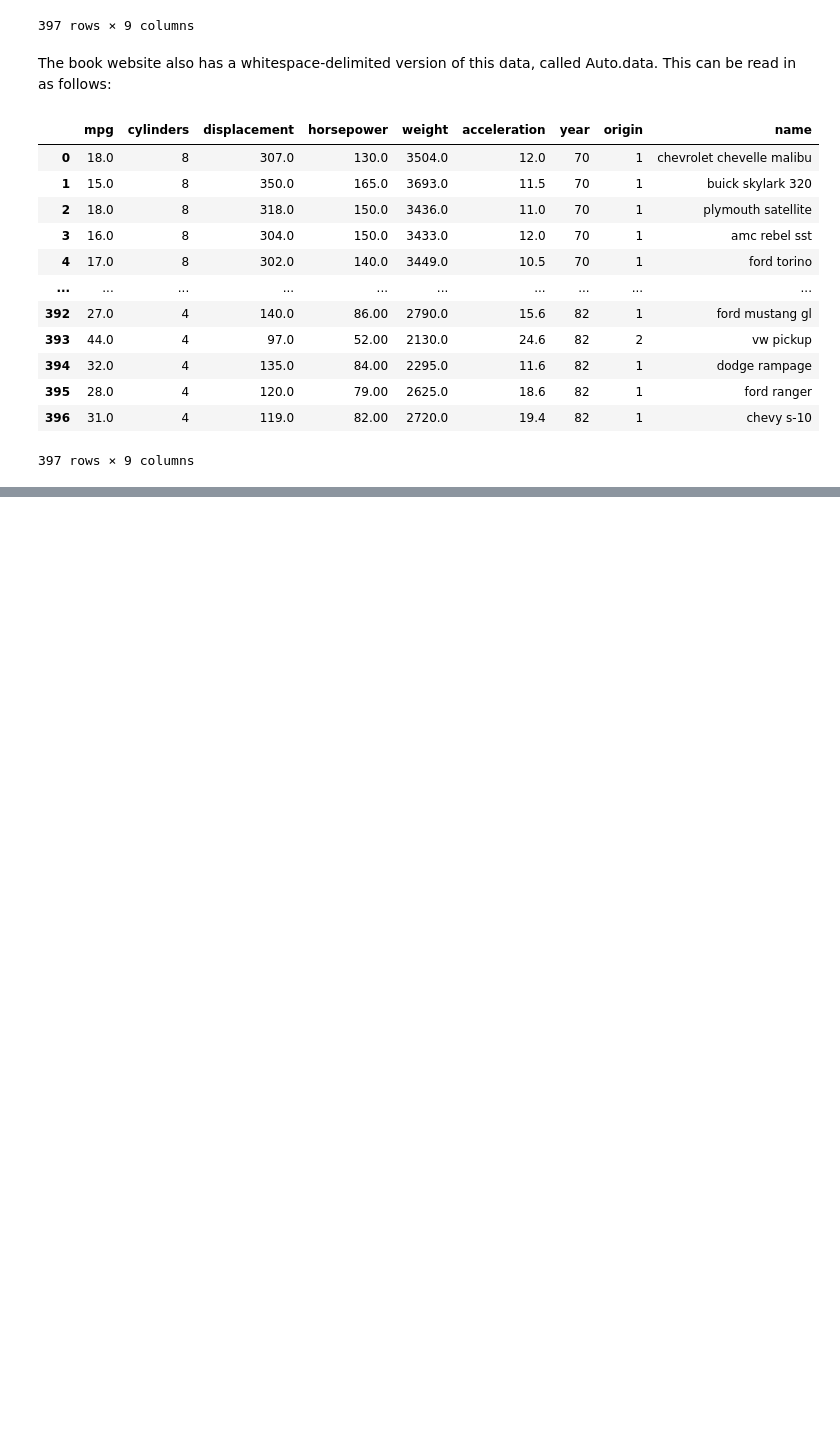
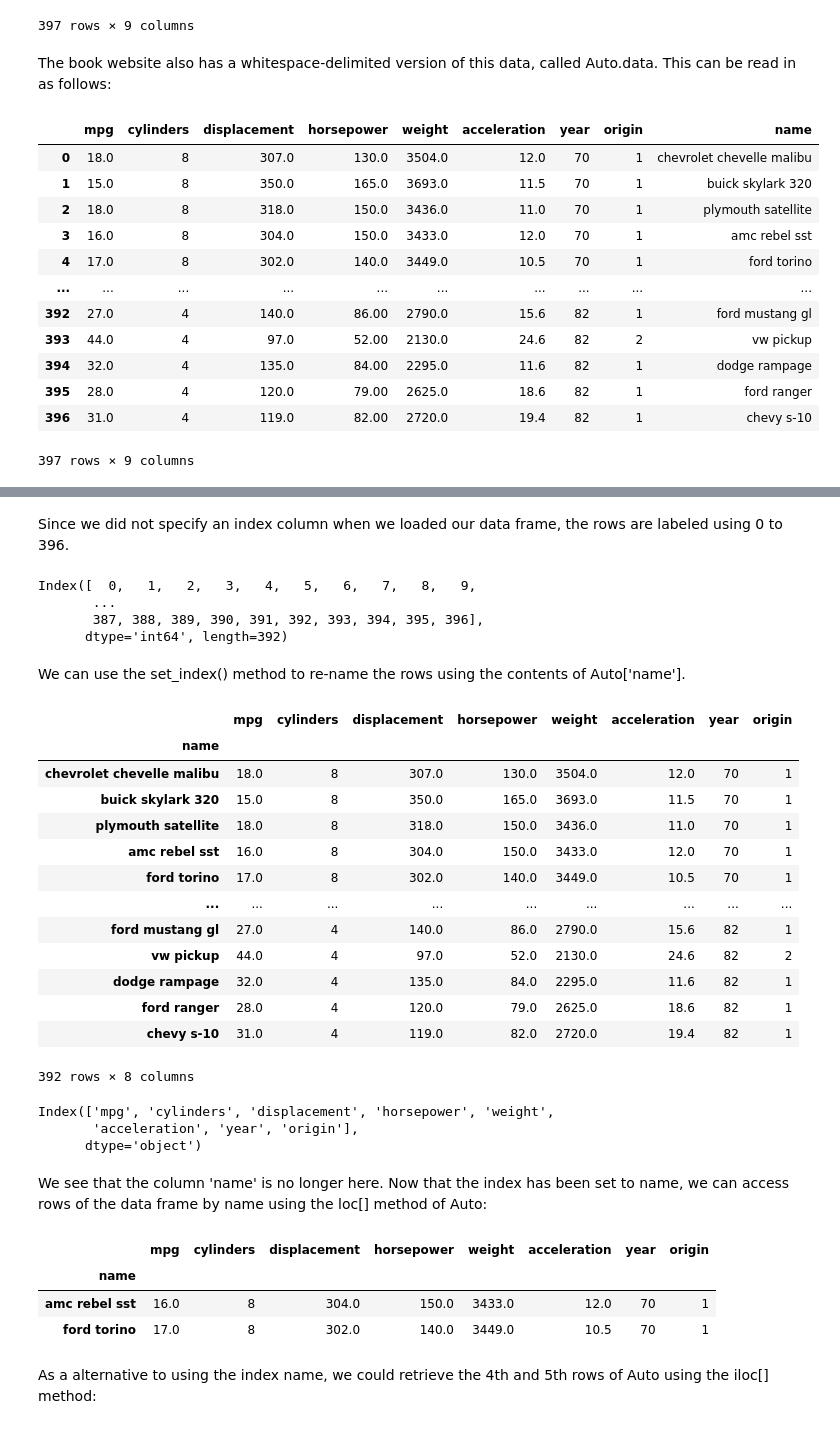
Before and after one commit to Anthonny20/AI-PROJECTS, a Jupyter notebook: ISLP/01_Pandas.ipynb, the cells around one changed output, grey strips where cells are left out. Saved outputs shown, nothing was run; the diff lists cells and outputs as text; code cells hidden in the pictures; blank space fills up the shorter version.

```diff
--- a/ISLP/01_Pandas.ipynb
+++ b/ISLP/01_Pandas.ipynb
@@ -50,0 +170,48 @@ Both Auto.csv and Auto.data are simple text files. Before loading data into Pyth
+# %% [markdown]
+Since we did not specify an index column when we loaded our data frame, the rows are labeled using 0 to 396.
+# %%
+Auto.index
+# %% [output]
+Index([  0,   1,   2,   3,   4,   5,   6,   7,   8,   9,
+       ...
+       387, 388, 389, 390, 391, 392, 393, 394, 395, 396],
+      dtype='int64', length=392)
+# %% [markdown]
+We can use the set_index() method to re-name the rows using the contents of Auto['name'].
+# %%
+Auto_re = Auto.set_index('name')
+Auto_re
+# %% [output]
+|  | mpg | cylinders | displacement | horsepower | weight | acceleration | year | origin |
+| name |  |  |  |  |  |  |  |  |
+| chevrolet chevelle malibu | 18.0 | 8 | 307.0 | 130.0 | 3504.0 | 12.0 | 70 | 1 |
+| buick skylark 320 | 15.0 | 8 | 350.0 | 165.0 | 3693.0 | 11.5 | 70 | 1 |
+| plymouth satellite | 18.0 | 8 | 318.0 | 150.0 | 3436.0 | 11.0 | 70 | 1 |
+| amc rebel sst | 16.0 | 8 | 304.0 | 150.0 | 3433.0 | 12.0 | 70 | 1 |
+| ford torino | 17.0 | 8 | 302.0 | 140.0 | 3449.0 | 10.5 | 70 | 1 |
+| ... | ... | ... | ... | ... | ... | ... | ... | ... |
+| ford mustang gl | 27.0 | 4 | 140.0 | 86.0 | 2790.0 | 15.6 | 82 | 1 |
+| vw pickup | 44.0 | 4 | 97.0 | 52.0 | 2130.0 | 24.6 | 82 | 2 |
+| dodge rampage | 32.0 | 4 | 135.0 | 84.0 | 2295.0 | 11.6 | 82 | 1 |
+| ford ranger | 28.0 | 4 | 120.0 | 79.0 | 2625.0 | 18.6 | 82 | 1 |
+| chevy s-10 | 31.0 | 4 | 119.0 | 82.0 | 2720.0 | 19.4 | 82 | 1 |
+392 rows × 8 columns
+# %%
+Auto_re.columns
+# %% [output]
+Index(['mpg', 'cylinders', 'displacement', 'horsepower', 'weight',
+       'acceleration', 'year', 'origin'],
+      dtype='object')
+# %% [markdown]
+We see that the column 'name' is no longer here.
+Now that the index has been set to name, we can access rows of the data frame by name using the loc[] method of Auto:
+# %%
+rows = ['amc rebel sst', 'ford torino']
+Auto_re.loc[rows]
+# %% [output]
+|  | mpg | cylinders | displacement | horsepower | weight | acceleration | year | origin |
+| name |  |  |  |  |  |  |  |  |
+| amc rebel sst | 16.0 | 8 | 304.0 | 150.0 | 3433.0 | 12.0 | 70 | 1 |
+| ford torino | 17.0 | 8 | 302.0 | 140.0 | 3449.0 | 10.5 | 70 | 1 |
+# %% [markdown]
+As a alternative to using the index name, we could retrieve the 4th and 5th rows of Auto using the iloc[] method:
```
Also changed, not shown: parts of 33 cells of this notebook.
